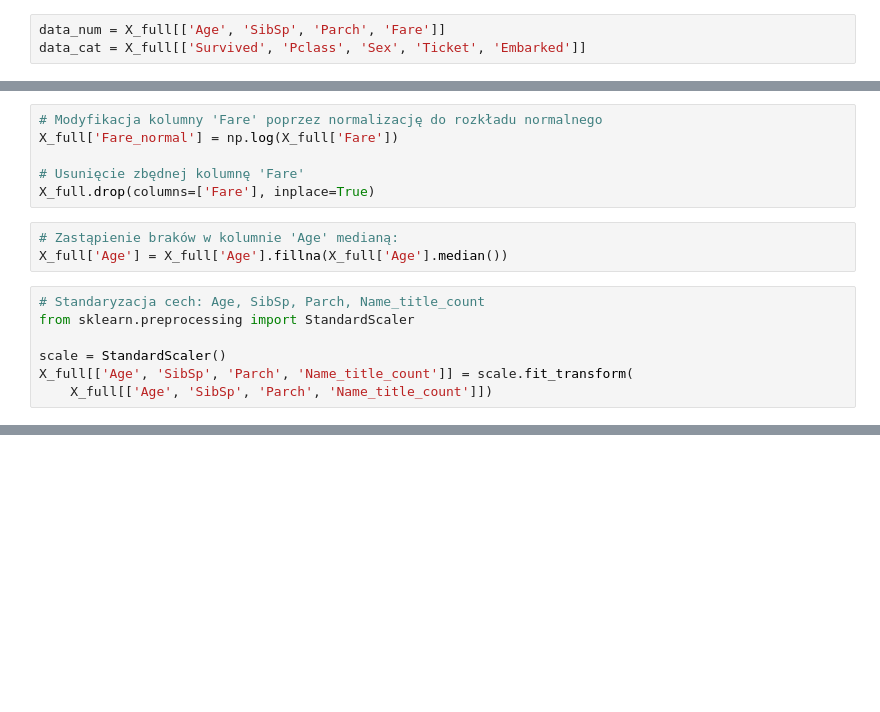
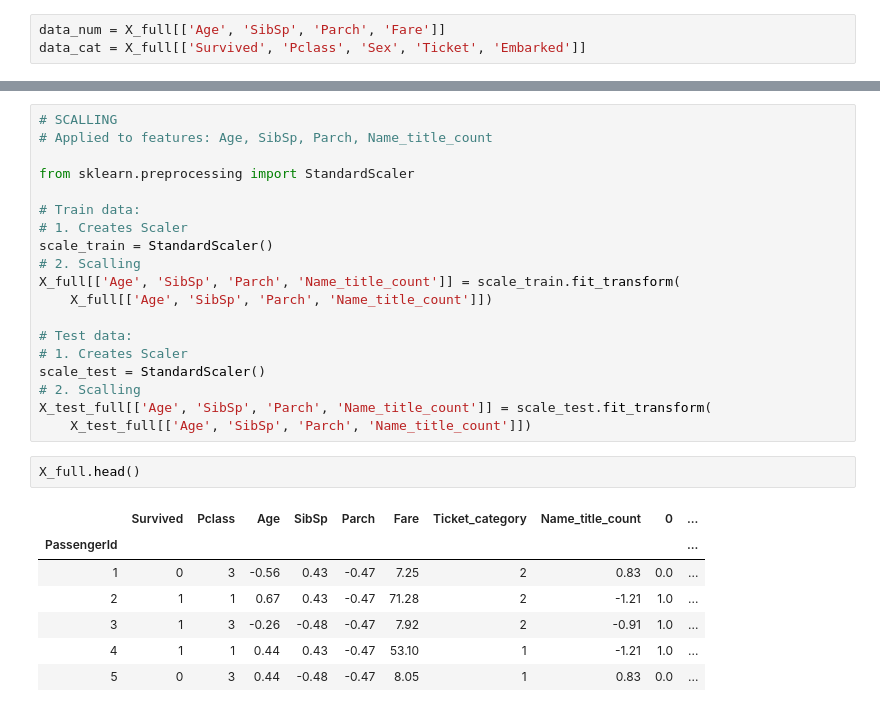
Before and after one commit to mcwilk/ML_classification, a Jupyter notebook: Titanic_ML_model_v1.ipynb, the cells around one changed output, grey strips where cells are left out. Saved outputs shown, nothing was run; the diff lists cells and outputs as text; blank space fills up the shorter version.

```diff
--- a/Titanic_ML_model_v1.ipynb
+++ b/Titanic_ML_model_v1.ipynb
@@ -252,16 +213,0 @@ X_full.drop(columns=object_cols, inplace=True)
-# %%
-# Modyfikacja kolumny 'Fare' poprzez normalizację do rozkładu normalnego
-X_full['Fare_normal'] = np.log(X_full['Fare'])
-
-# Usunięcie zbędnej kolumnę 'Fare'
-X_full.drop(columns=['Fare'], inplace=True)
-# %%
-# Zastąpienie braków w kolumnie 'Age' medianą:
-X_full['Age'] = X_full['Age'].fillna(X_full['Age'].median())
-# %%
-# Standaryzacja cech: Age, SibSp, Parch, Name_title_count
-from sklearn.preprocessing import StandardScaler
-
-scale = StandardScaler()
-X_full[['Age', 'SibSp', 'Parch', 'Name_title_count']] = scale.fit_transform(
-    X_full[['Age', 'SibSp', 'Parch', 'Name_title_count']])
@@ -550,0 +390,29 @@ results.head()
+# %%
+# SCALLING
+# Applied to features: Age, SibSp, Parch, Name_title_count
+
+from sklearn.preprocessing import StandardScaler
+
+# Train data:
+# 1. Creates Scaler
+scale_train = StandardScaler()
+# 2. Scalling
+X_full[['Age', 'SibSp', 'Parch', 'Name_title_count']] = scale_train.fit_transform(
+    X_full[['Age', 'SibSp', 'Parch', 'Name_title_count']])
+
+# Test data:
+# 1. Creates Scaler
+scale_test = StandardScaler()
+# 2. Scalling
+X_test_full[['Age', 'SibSp', 'Parch', 'Name_title_count']] = scale_test.fit_transform(
+    X_test_full[['Age', 'SibSp', 'Parch', 'Name_title_count']])
+# %%
+X_full.head()
+# %% [output]
+|  | Survived | Pclass | Age | SibSp | Parch | Fare | Ticket_category | Name_title_count | 0 | ... |
+| PassengerId |  |  |  |  |  |  |  |  |  | ... |
+| 1 | 0 | 3 | -0.56 | 0.43 | -0.47 | 7.25 | 2 | 0.83 | 0.0 | ... |
+| 2 | 1 | 1 | 0.67 | 0.43 | -0.47 | 71.28 | 2 | -1.21 | 1.0 | ... |
+| 3 | 1 | 3 | -0.26 | -0.48 | -0.47 | 7.92 | 2 | -0.91 | 1.0 | ... |
+| 4 | 1 | 1 | 0.44 | 0.43 | -0.47 | 53.10 | 1 | -1.21 | 1.0 | ... |
+| 5 | 0 | 3 | 0.44 | -0.48 | -0.47 | 8.05 | 1 | 0.83 | 0.0 | ... |
```
Also changed, not shown: parts of 97 cells of this notebook, 2 other files.
